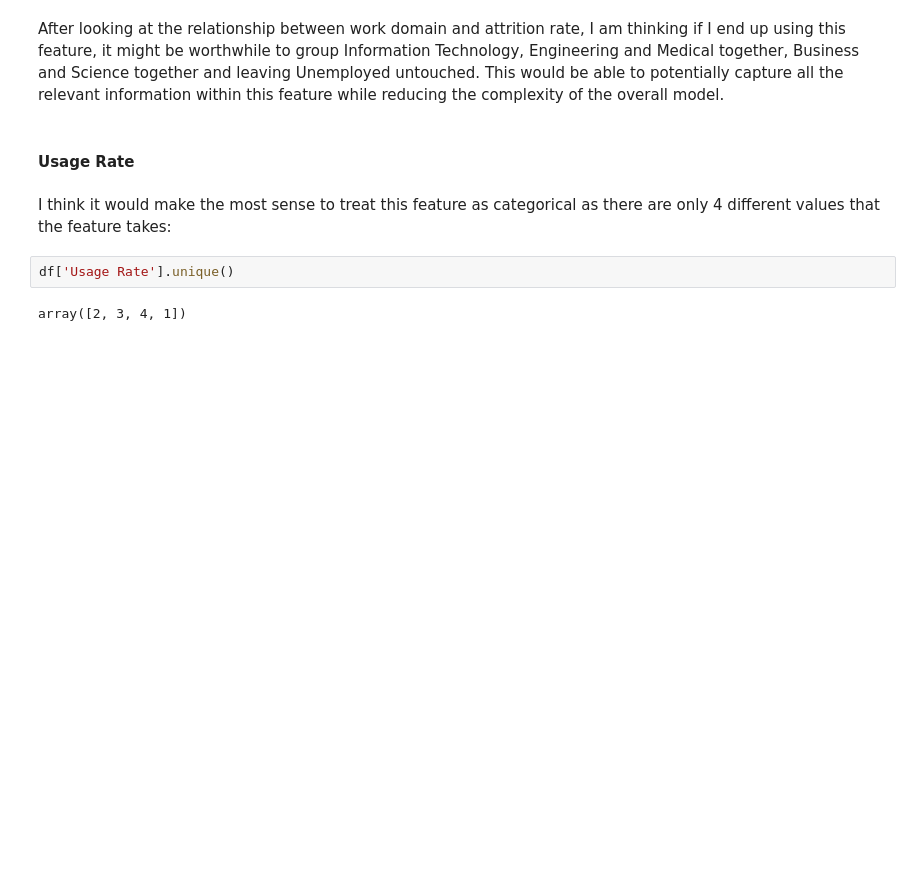
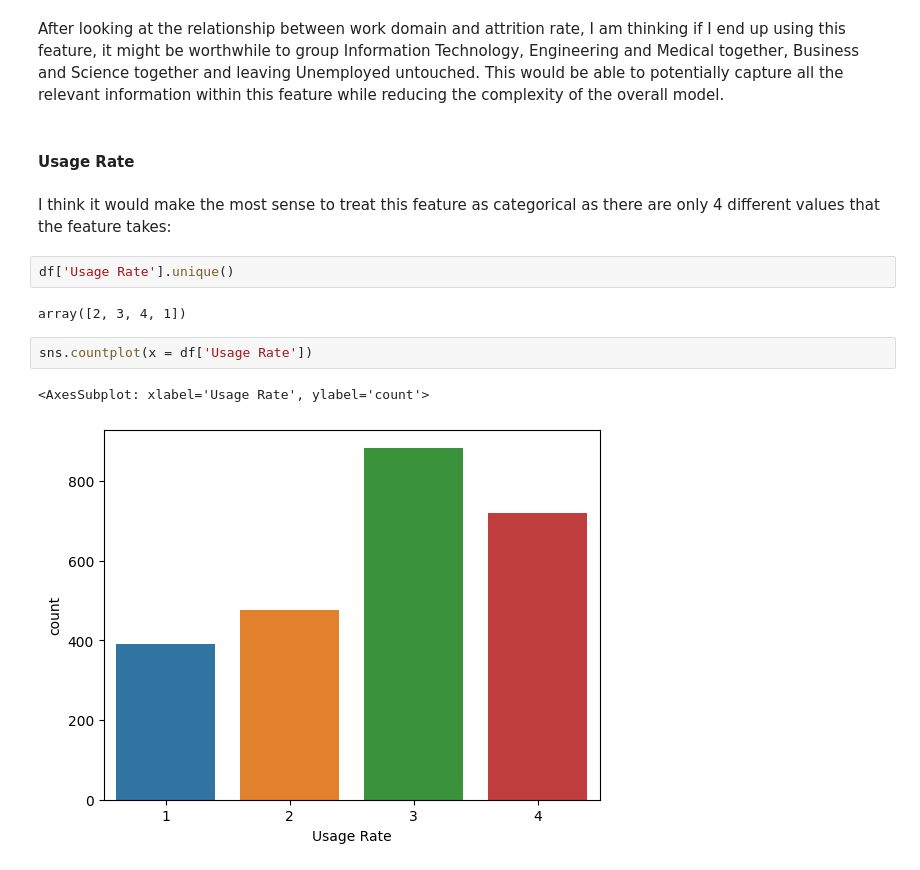
Before and after one commit to Anglesofdeath/attrition-data-science-project, a Jupyter notebook: eda.ipynb, the cells around one changed output. Drawn from its saved outputs; the diff is of its cells as text; blank space fills up the shorter version.

```diff
--- a/eda.ipynb
+++ b/eda.ipynb
@@ -779,3 +797,8 @@ I think it would make the most sense to treat this feature as categorical as the
 df['Usage Rate'].unique()
 # %% [output]
 array([2, 3, 4, 1])
+# %%
+sns.countplot(x = df['Usage Rate'])
+# %% [output]
+<AxesSubplot: xlabel='Usage Rate', ylabel='count'>
+[figure, added]
```
Also changed, not shown: parts of 59 cells of this notebook.
